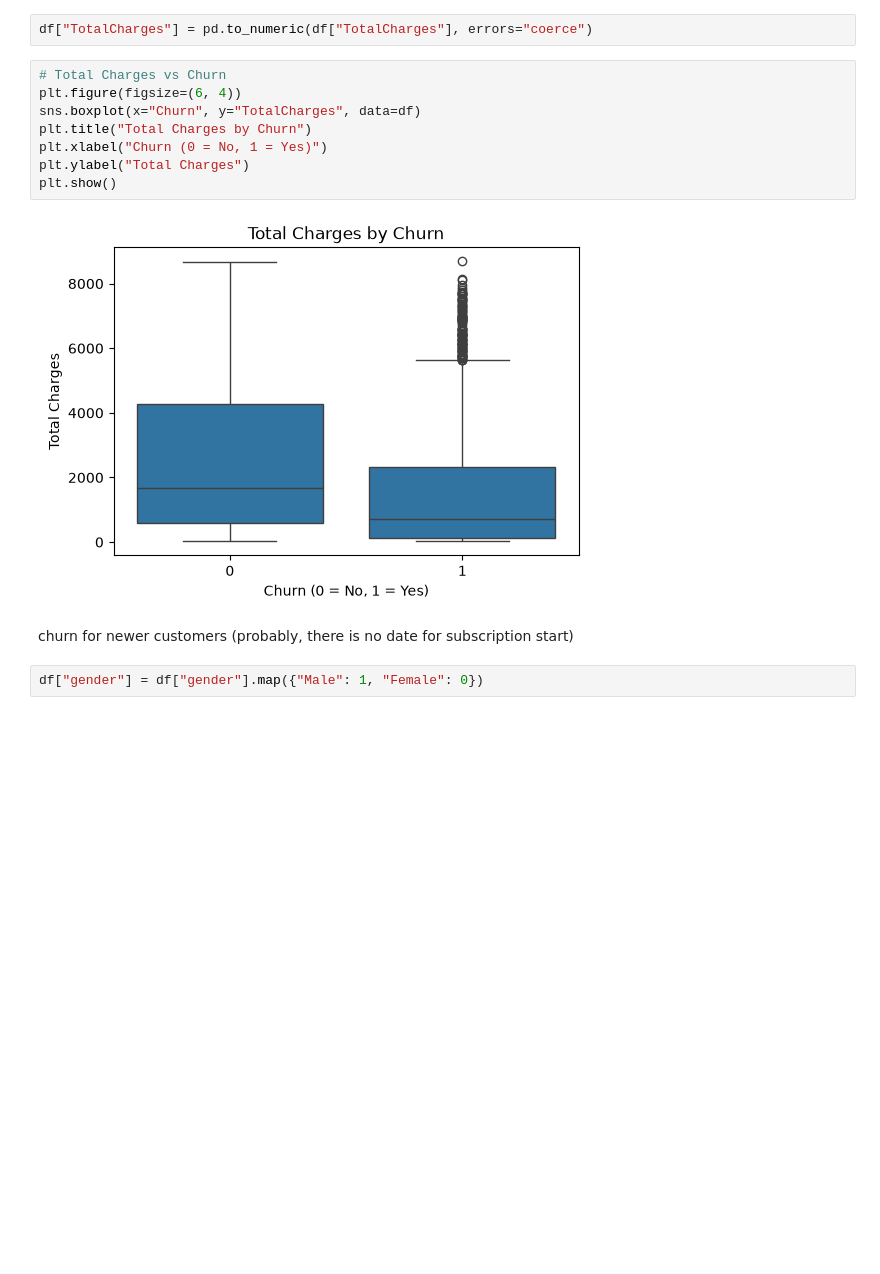
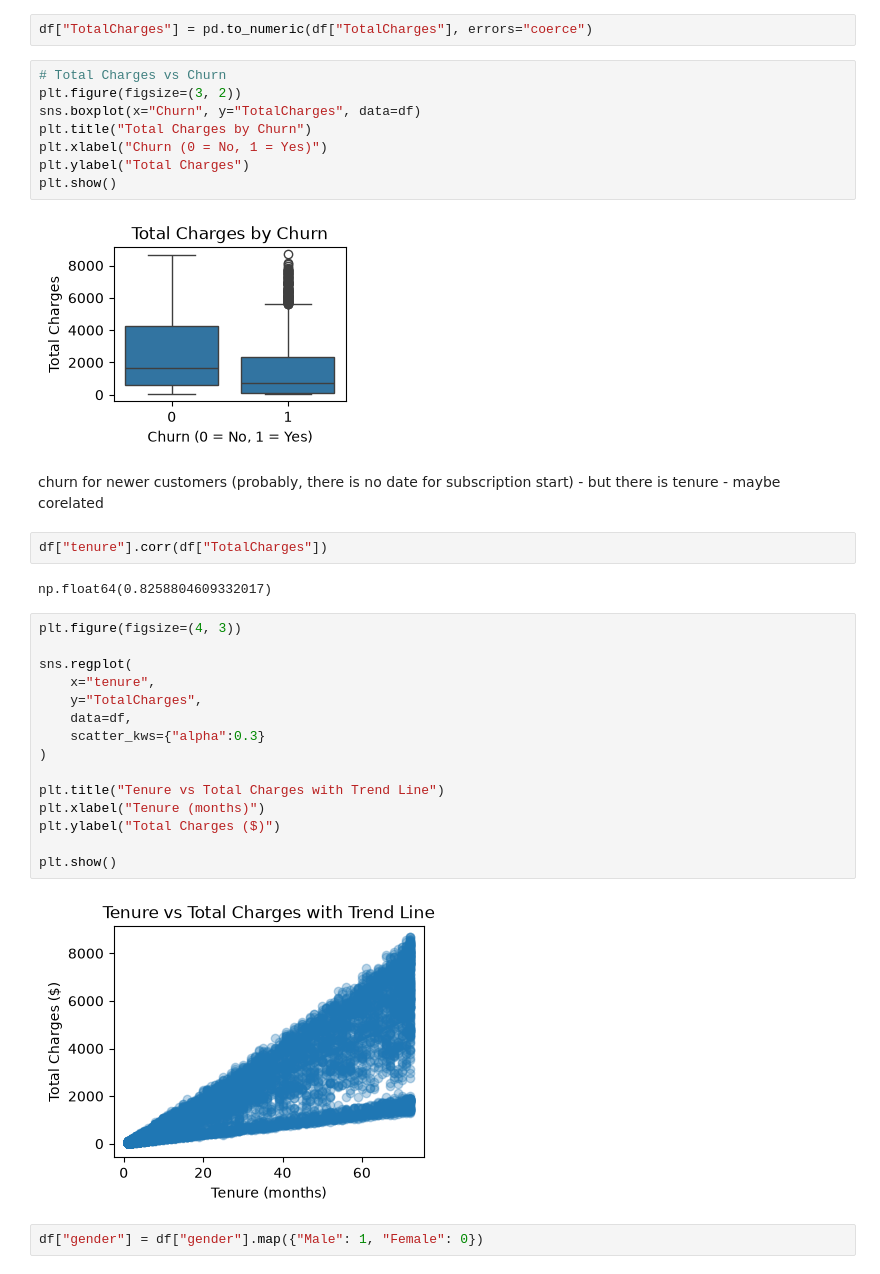
Before and after one commit to nevena-mi/Lab3_Model_Training, a Jupyter notebook: Customer Churn Prediction.ipynb, the cells around one changed output. Cells and saved outputs as stored; diff of their text form; blank space fills up the shorter version.

```diff
--- a/Customer Churn Prediction.ipynb
+++ b/Customer Churn Prediction.ipynb
@@ -115,16 +275,37 @@ str
 df["TotalCharges"] = pd.to_numeric(df["TotalCharges"], errors="coerce")
 # %%
 # Total Charges vs Churn
-plt.figure(figsize=(6, 4))
+plt.figure(figsize=(3, 2))
 sns.boxplot(x="Churn", y="TotalCharges", data=df)
 plt.title("Total Charges by Churn")
 plt.xlabel("Churn (0 = No, 1 = Yes)")
 plt.ylabel("Total Charges")
 plt.show()
 # %% [output]
-[figure, old version]
+[figure, new version]
 # %% [markdown]
-churn for newer customers (probably, there is no date for subscription start)
+churn for newer customers (probably, there is no date for subscription start) - but there is tenure - maybe corelated
+# %%
+df["tenure"].corr(df["TotalCharges"])
+# %% [output]
+np.float64(0.8258804609332017)
+# %%
+plt.figure(figsize=(4, 3))
+
+sns.regplot(
+    x="tenure",
+    y="TotalCharges",
+    data=df,
+    scatter_kws={"alpha":0.3}
+)
+
+plt.title("Tenure vs Total Charges with Trend Line")
+plt.xlabel("Tenure (months)")
+plt.ylabel("Total Charges ($)")
+
+plt.show()
+# %% [output]
+[figure, added]
 # %%
 df["gender"] = df["gender"].map({"Male": 1, "Female": 0})
 # %%
```
Also changed, not shown: parts of 28 cells of this notebook.
